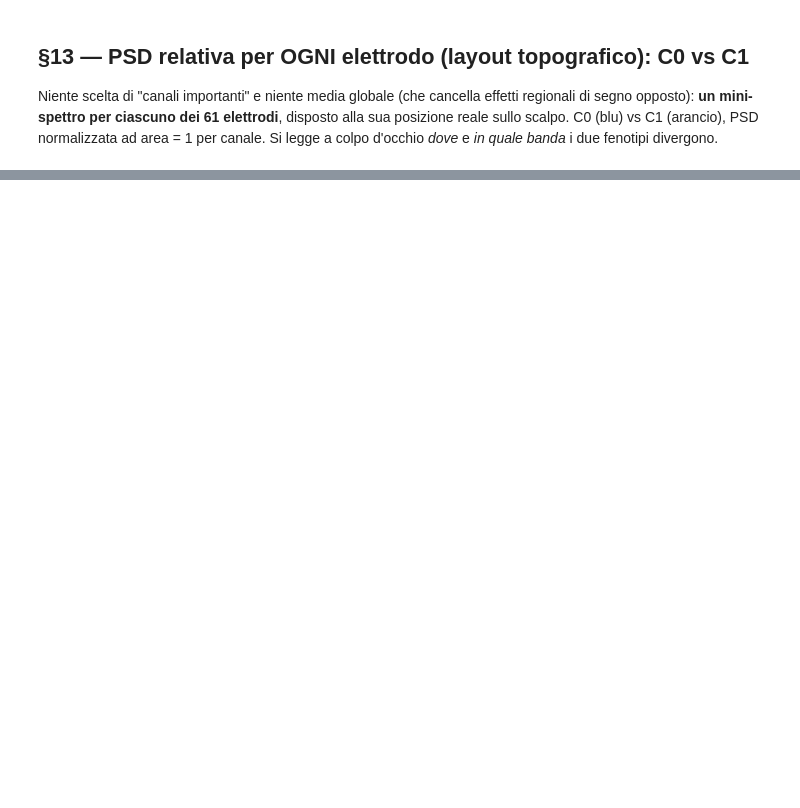
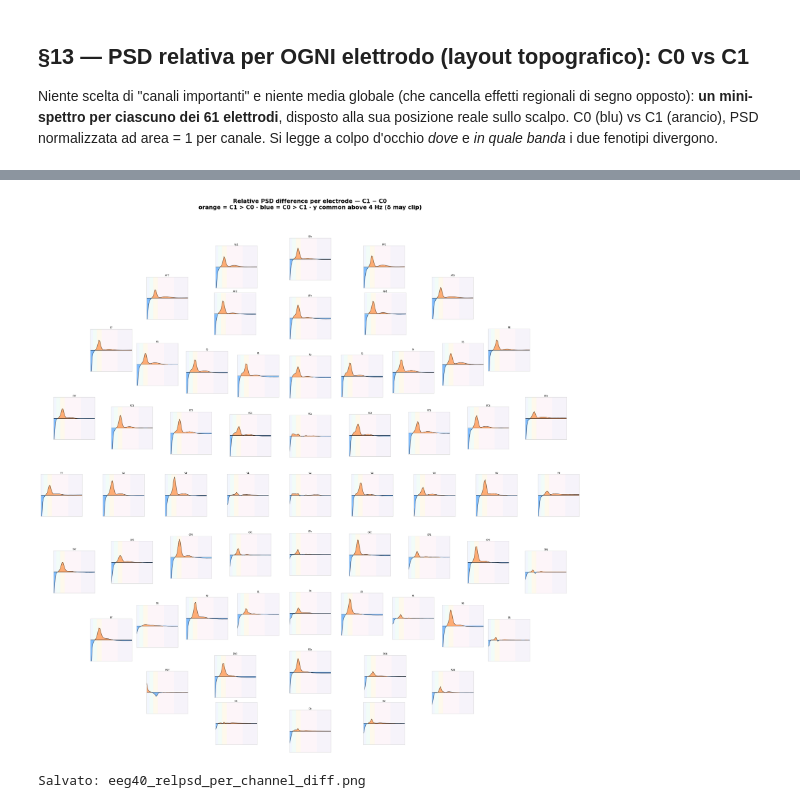
Before and after one commit to daniele22-u/miralis-hypergraph-imagined-speech, a Jupyter notebook: notebooks/EEG_40_phenotype_band_characterization.ipynb, the cells around one changed output, grey strips where cells are left out. Drawn from its saved outputs; the diff is of its cells as text; code cells hidden in the pictures; blank space fills up the shorter version.

```diff
--- a/notebooks/EEG_40_phenotype_band_characterization.ipynb
+++ b/notebooks/EEG_40_phenotype_band_characterization.ipynb
@@ -769,0 +811,38 @@ print('Salvato: eeg40_relpsd_per_channel.png')
+# %%
+# §13c — PSD per elettrodo: differenza C1 − C0 (fill per segno)
+from mne.viz import iter_topography
+
+_q = np.load(CKPT_DIR / 'persubj_relpsd_perch.npz', allow_pickle=True)
+FREQS = _q['freqs']; RELPSD_CH = _q['relpsd_ch']
+mC0 = RELPSD_CH[M0].mean(0); mC1 = RELPSD_CH[M1].mean(0)
+DIFF = mC1 - mC0                                            # (61, nf)
+
+BAND_COL = {'delta':'#5B8FF9','theta':'#61DDAA','alpha':'#F6BD16',
+            'beta':'#F08BB4','gamma':'#9270CA'}
+# scala comune sopra i 4 Hz (il delta a 1–2 Hz è enorme e schiaccerebbe l'alpha)
+hf = FREQS >= 4
+ylim = float(np.abs(DIFF[:, hf]).max()) * 1.15
+
+info_topo = make_topo_info()
+fig = plt.figure(figsize=(20, 20))
+fig.suptitle('Relative PSD difference per electrode — C1 − C0\n'
+             'orange = C1 > C0 · blue = C0 > C1 · y common above 4 Hz (δ may clip)',
+             fontsize=15, fontweight='bold', y=1.05)
+
+for ax, idx in iter_topography(info_topo, fig=fig, fig_facecolor='white',
+                               axis_facecolor='white', axis_spinecolor='0.85'):
+    d = DIFF[idx]
+    for name, (lo, hi) in BAND_COL.items() if False else BANDS.items():
+        ax.axvspan(lo, hi, color=BAND_COL[name], alpha=0.08, lw=0)
+    ax.axhline(0, color='k', lw=0.6)
+    ax.fill_between(FREQS, 0, d, where=(d > 0), color='#FF8C42', alpha=0.7, interpolate=True)
+    ax.fill_between(FREQS, 0, d, where=(d <= 0), color='#4DA3FF', alpha=0.7, interpolate=True)
+    ax.plot(FREQS, d, color='0.2', lw=0.7)
+    ax.set_xlim(1, 45); ax.set_ylim(-ylim, ylim)
+    ax.set_title(CHAN_NAMES[idx], fontsize=6, pad=0.5)
+
+plt.savefig(FIG_DIR / 'eeg40_relpsd_per_channel_diff.png', dpi=150, bbox_inches='tight')
+plt.show(); print('Salvato: eeg40_relpsd_per_channel_diff.png')
+# %% [output]
+[figure, added]
+Salvato: eeg40_relpsd_per_channel_diff.png
```
Also changed, not shown: parts of 11 cells of this notebook, 5 other files.
